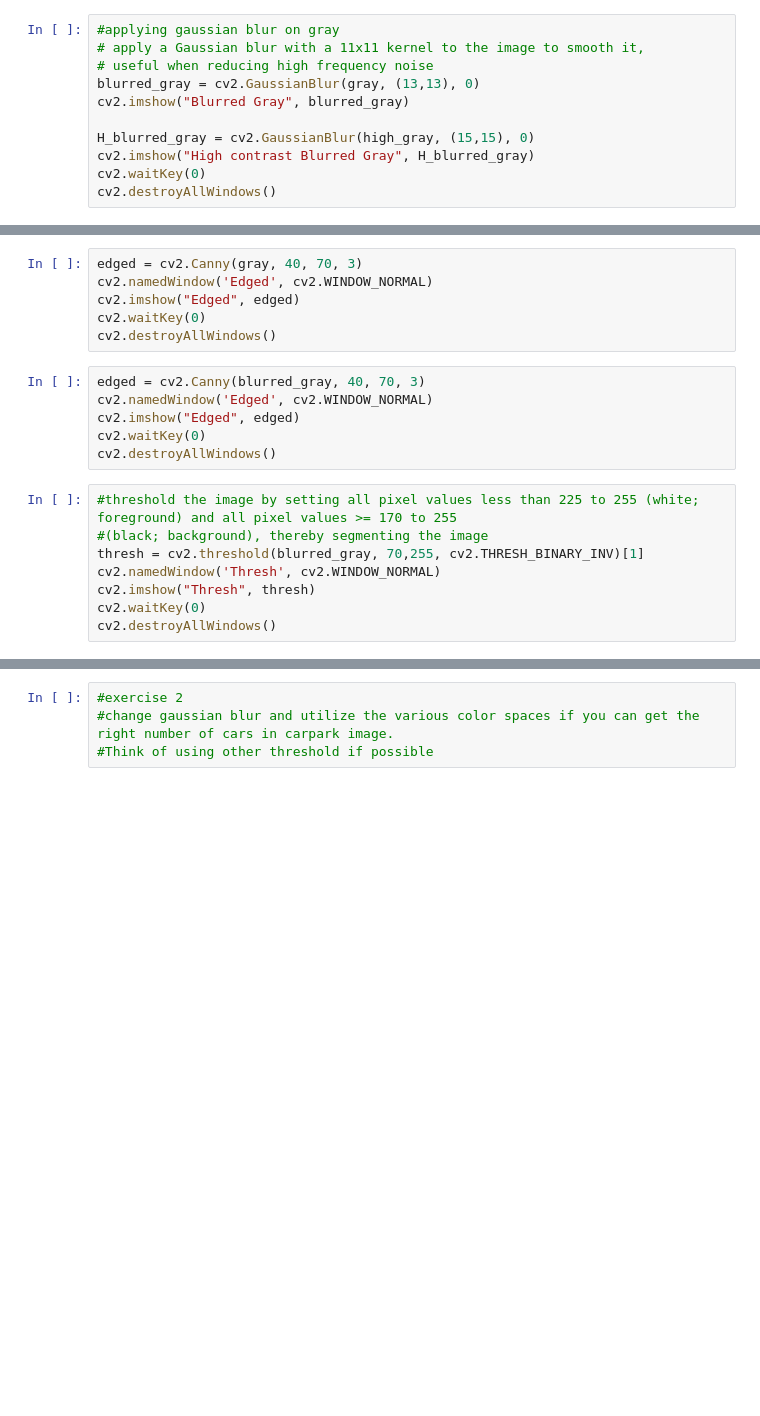
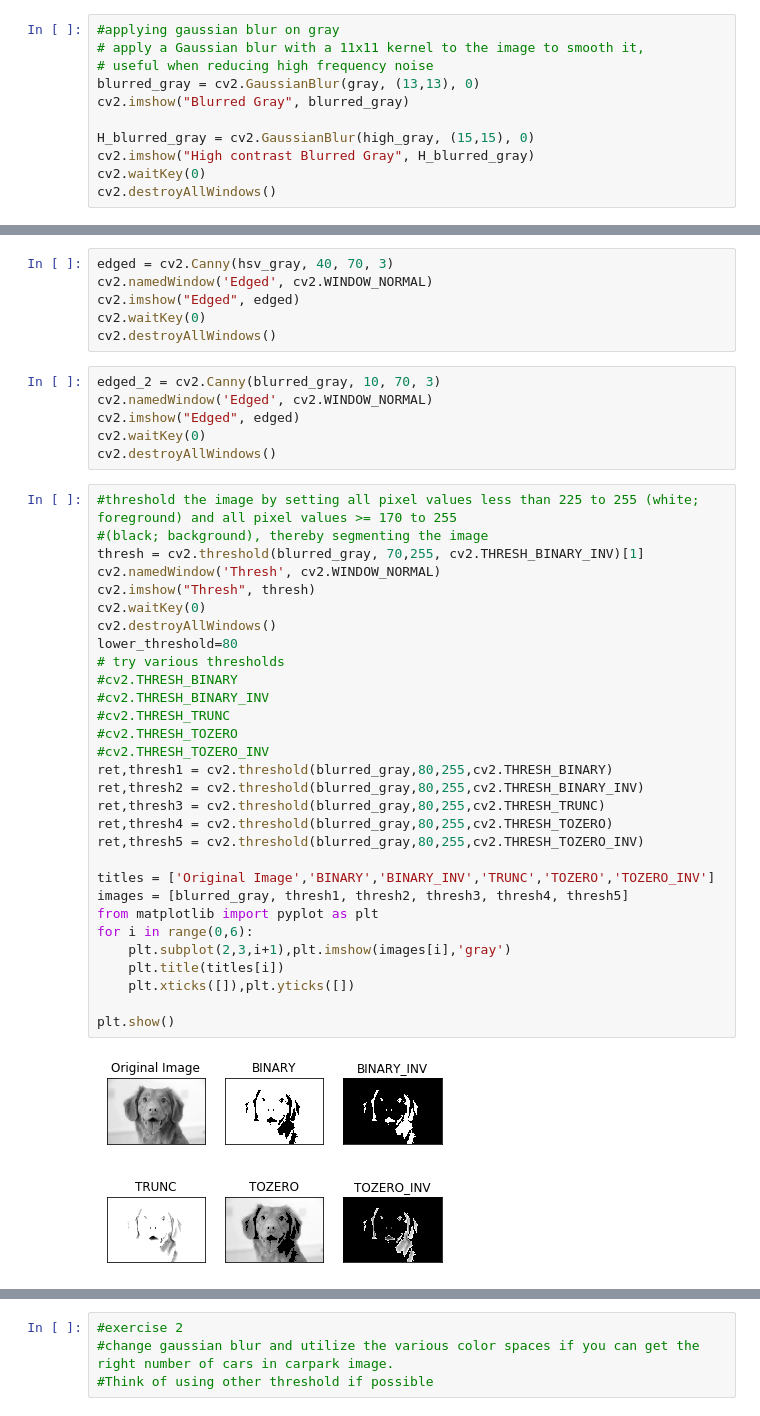
Before and after one commit to babupriyavrat/Computer-vision-tutorials, a Jupyter notebook: Tutorial 2-without solution.ipynb, the cells around one changed output, grey strips where cells are left out. Saved outputs shown, nothing was run; the diff lists cells and outputs as text; blank space fills up the shorter version.

```diff
--- a/Tutorial 2-without solution.ipynb
+++ b/Tutorial 2-without solution.ipynb
@@ -105,11 +106,11 @@ cv2.destroyAllWindows()
 # %%
-edged = cv2.Canny(gray, 40, 70, 3)
+edged = cv2.Canny(hsv_gray, 40, 70, 3)
 cv2.namedWindow('Edged', cv2.WINDOW_NORMAL)
 cv2.imshow("Edged", edged)
 cv2.waitKey(0)
 cv2.destroyAllWindows()
 # %%
-edged = cv2.Canny(blurred_gray, 40, 70, 3)
+edged_2 = cv2.Canny(blurred_gray, 10, 70, 3)
 cv2.namedWindow('Edged', cv2.WINDOW_NORMAL)
 cv2.imshow("Edged", edged)
 cv2.waitKey(0)
@@ -117,11 +118,35 @@ cv2.destroyAllWindows()
 # %%
 #threshold the image by setting all pixel values less than 225 to 255 (white; foreground) and all pixel values >= 170 to 255
 #(black; background), thereby segmenting the image
 thresh = cv2.threshold(blurred_gray, 70,255, cv2.THRESH_BINARY_INV)[1]
 cv2.namedWindow('Thresh', cv2.WINDOW_NORMAL)
 cv2.imshow("Thresh", thresh)
 cv2.waitKey(0)
 cv2.destroyAllWindows()
+lower_threshold=80
+# try various thresholds
+#cv2.THRESH_BINARY
+#cv2.THRESH_BINARY_INV
+#cv2.THRESH_TRUNC
+#cv2.THRESH_TOZERO
+#cv2.THRESH_TOZERO_INV
+ret,thresh1 = cv2.threshold(blurred_gray,80,255,cv2.THRESH_BINARY)
+ret,thresh2 = cv2.threshold(blurred_gray,80,255,cv2.THRESH_BINARY_INV)
+ret,thresh3 = cv2.threshold(blurred_gray,80,255,cv2.THRESH_TRUNC)
+ret,thresh4 = cv2.threshold(blurred_gray,80,255,cv2.THRESH_TOZERO)
+ret,thresh5 = cv2.threshold(blurred_gray,80,255,cv2.THRESH_TOZERO_INV)
+
+titles = ['Original Image','BINARY','BINARY_INV','TRUNC','TOZERO','TOZERO_INV']
+images = [blurred_gray, thresh1, thresh2, thresh3, thresh4, thresh5]
+from matplotlib import pyplot as plt
+for i in range(0,6):
+    plt.subplot(2,3,i+1),plt.imshow(images[i],'gray')
+    plt.title(titles[i])
+    plt.xticks([]),plt.yticks([])
+
+plt.show()
+# %% [output]
+[figure, added]
 # %%
 # find contours (i.e., outlines) of the foreground objects in the
 # thresholded image
```
Also changed, not shown: parts of 9 cells of this notebook.
